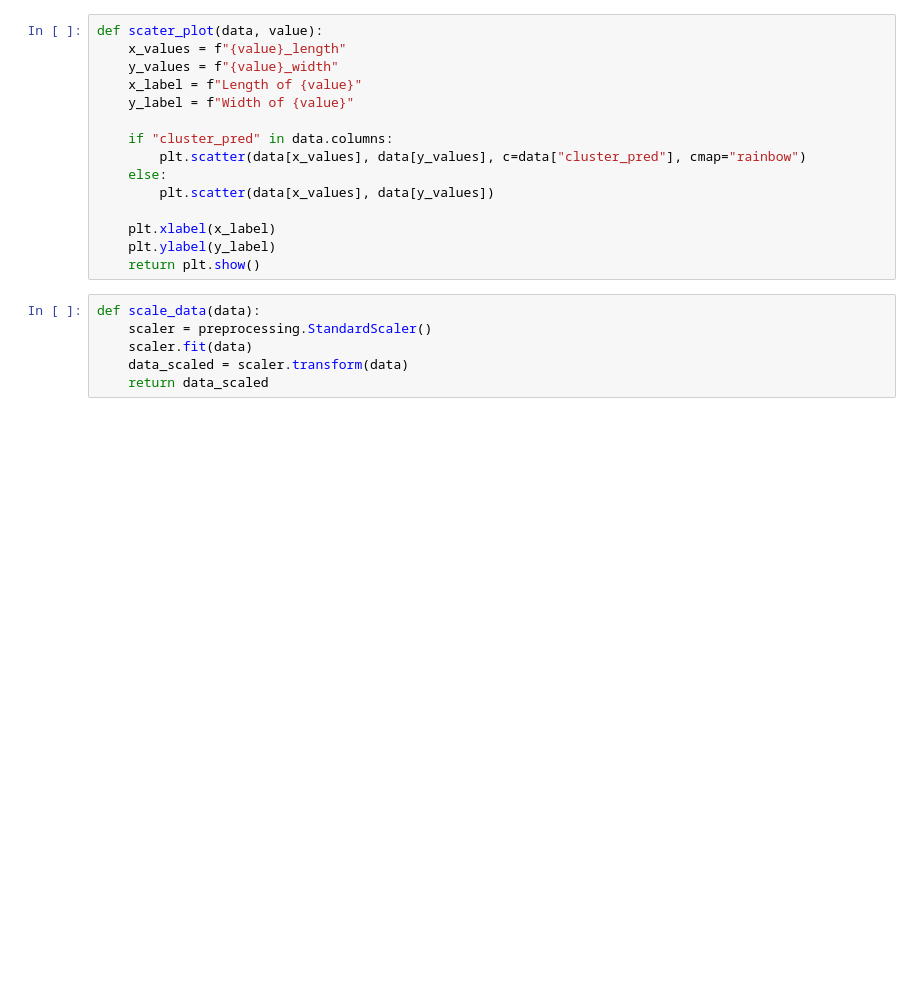
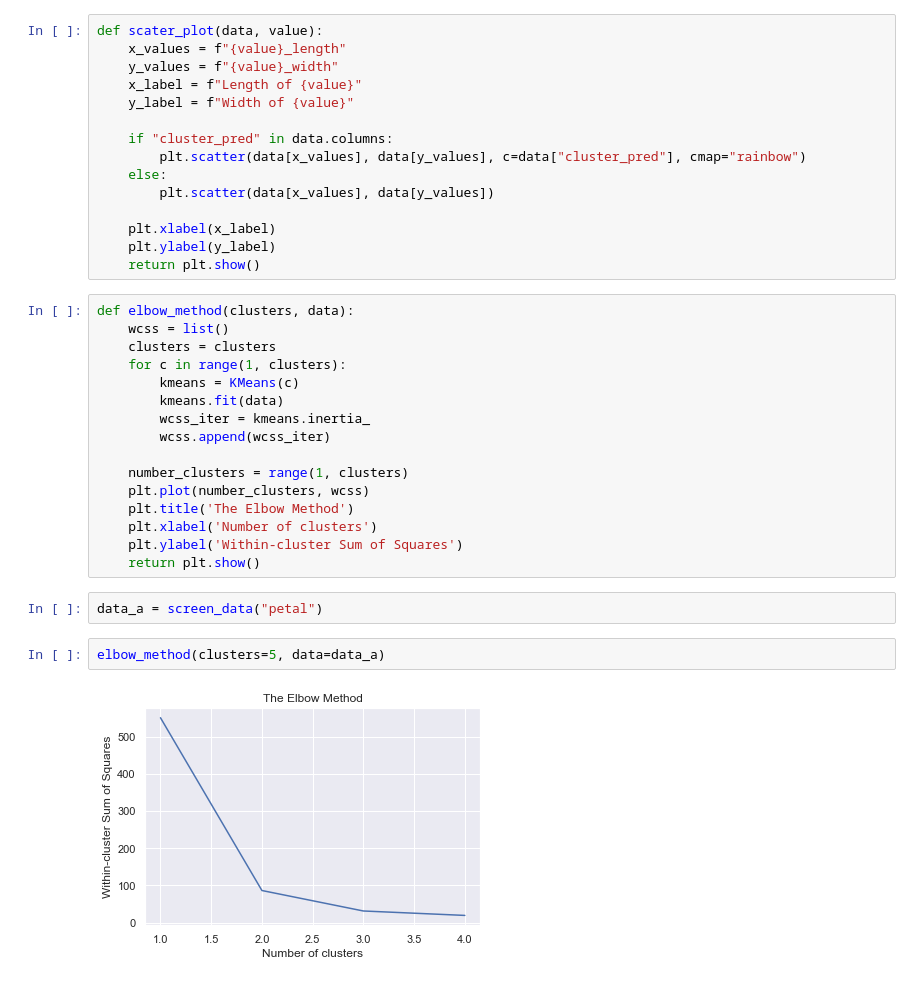
Before and after one commit to Kes-trel/Iris-Flower-Cluster-Analysis, a Jupyter notebook: working.ipynb, the cells around one changed output. Cells and saved outputs as stored; diff of their text form; blank space fills up the shorter version.

```diff
--- a/working.ipynb
+++ b/working.ipynb
@@ -49,9 +39,25 @@ def scater_plot(data, value):
     plt.xlabel(x_label)
     plt.ylabel(y_label)
     return plt.show()
-# %%
-def scale_data(data):
-    scaler = preprocessing.StandardScaler()
-    scaler.fit(data)
-    data_scaled = scaler.transform(data)
-    return data_scaled
+# %%
+def elbow_method(clusters, data):
+    wcss = list()
+    clusters = clusters
+    for c in range(1, clusters):
+        kmeans = KMeans(c)
+        kmeans.fit(data)
+        wcss_iter = kmeans.inertia_
+        wcss.append(wcss_iter)
+
+    number_clusters = range(1, clusters)
+    plt.plot(number_clusters, wcss)
+    plt.title('The Elbow Method')
+    plt.xlabel('Number of clusters')
+    plt.ylabel('Within-cluster Sum of Squares')
+    return plt.show()
+# %%
+data_a = screen_data("petal")
+# %%
+elbow_method(clusters=5, data=data_a)
+# %% [output]
+[figure, added]
```
Also changed, not shown: parts of 7 cells of this notebook.
